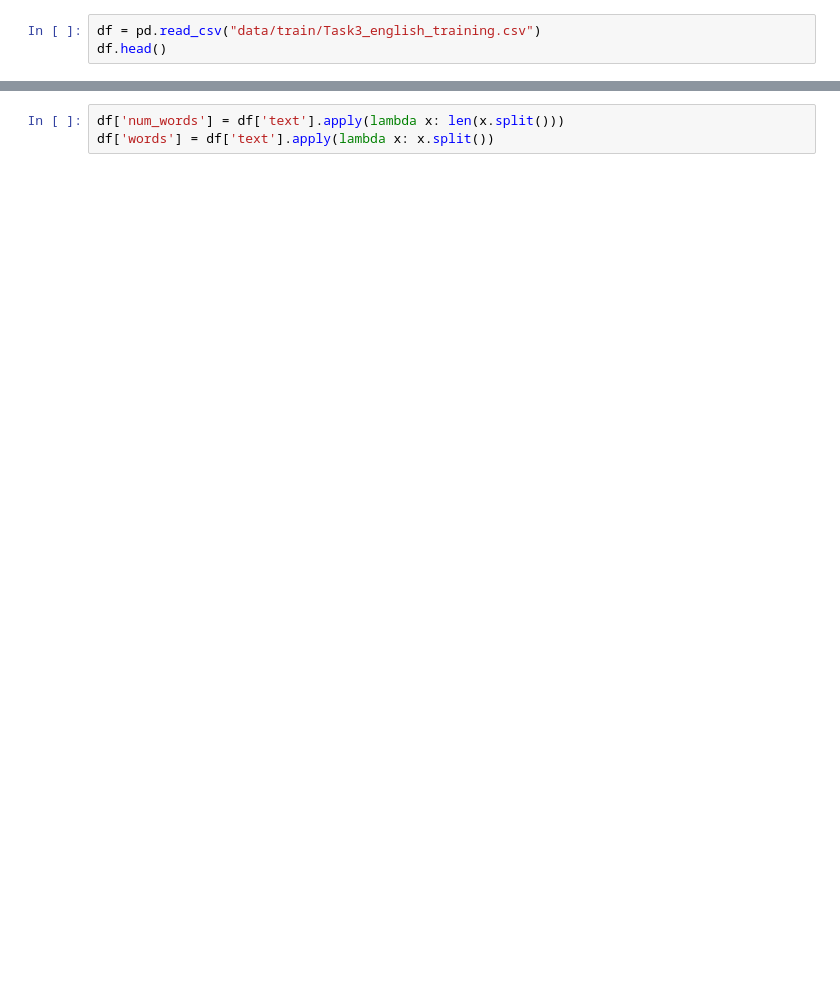
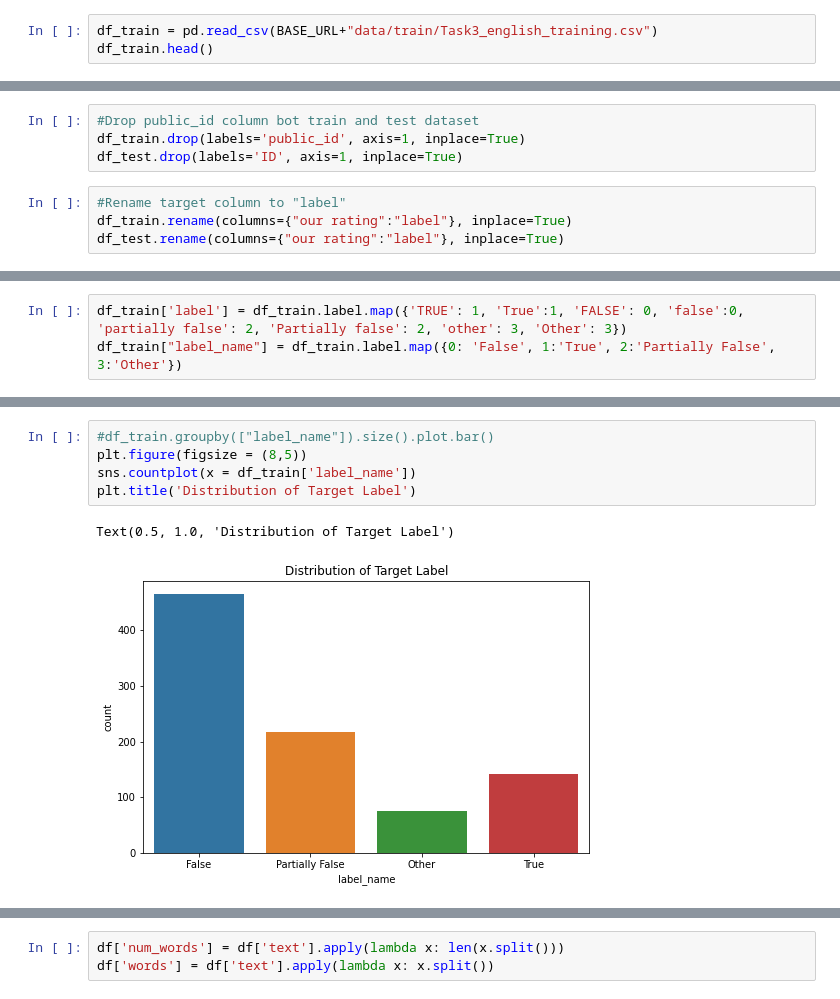
Before and after one commit to cgurkan/fake-news, a Jupyter notebook: Fake News Detection.ipynb, the cells around one changed output, grey strips where cells are left out. Drawn from its saved outputs; the diff is of its cells as text; blank space fills up the shorter version.

```diff
--- a/Fake News Detection.ipynb
+++ b/Fake News Detection.ipynb
@@ -11,3 +14,3 @@ import seaborn as sns
 # %%
-df = pd.read_csv("data/train/Task3_english_training.csv")
-df.head()
+df_train = pd.read_csv(BASE_URL+"data/train/Task3_english_training.csv")
+df_train.head()
@@ -17,0 +55,8 @@ df.shape
+# %%
+#Drop public_id column bot train and test dataset
+df_train.drop(labels='public_id', axis=1, inplace=True)
+df_test.drop(labels='ID', axis=1, inplace=True)
+# %%
+#Rename target column to "label"
+df_train.rename(columns={"our rating":"label"}, inplace=True)
+df_test.rename(columns={"our rating":"label"}, inplace=True)
@@ -17,0 +122,3 @@ df.shape
+# %%
+df_train['label'] = df_train.label.map({'TRUE': 1, 'True':1, 'FALSE': 0, 'false':0, 'partially false': 2, 'Partially false': 2, 'other': 3, 'Other': 3})
+df_train["label_name"] = df_train.label.map({0: 'False', 1:'True', 2:'Partially False',  3:'Other'})
@@ -17,0 +144,8 @@ df.shape
+# %%
+#df_train.groupby(["label_name"]).size().plot.bar()
+plt.figure(figsize = (8,5))
+sns.countplot(x = df_train['label_name'])
+plt.title('Distribution of Target Label')
+# %% [output]
+Text(0.5, 1.0, 'Distribution of Target Label')
+[figure, added]
```
Also changed, not shown: parts of 23 cells of this notebook.
